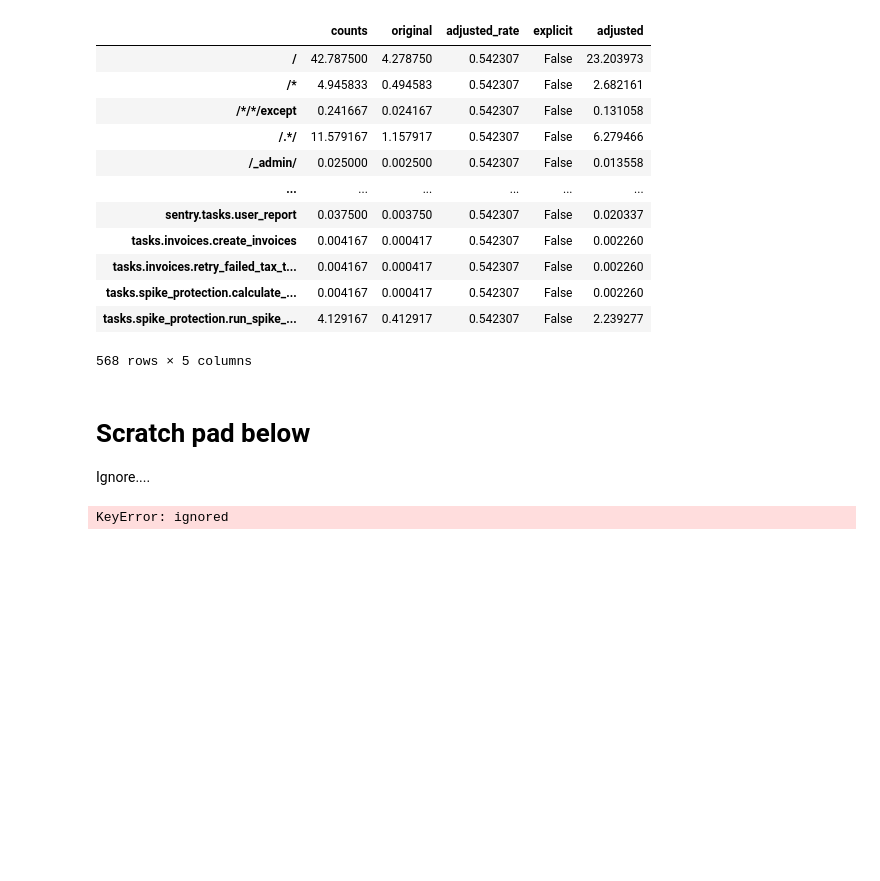
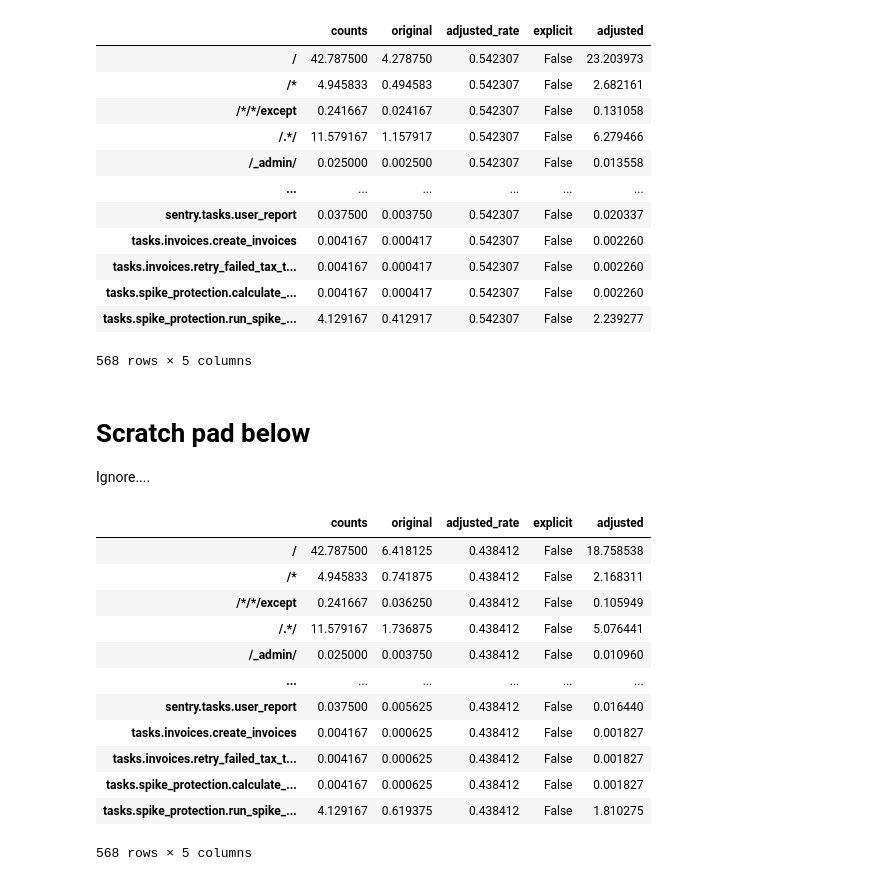
Before and after one commit to RaduW/volume-rebalance, a Jupyter notebook: volume_rebalancing.ipynb, the cells around one changed output. Drawn from its saved outputs; the diff is of its cells as text; code cells hidden in the pictures; blank space fills up the shorter version.

```diff
--- a/volume_rebalancing.ipynb
+++ b/volume_rebalancing.ipynb
@@ -298,34 +298,46 @@ cnts = np.array(cnts_array)
 ideal_rate = np.average(cnts) * global_rate
 cnts_min = cnts.min()
 cnts_max = cnts.max()
 
 total = cnts.sum()
 num_classes = len(cnts)
 
 labels = [ x[0] for x in transactions]
 
 sampled_counts = cnts * global_rate
 
 
 original_df = pd.DataFrame(data ={"counts": cnts, "original": sampled_counts}, index = labels)
 
 explicit_transactions= transactions[:items_low]+transactions[-items_high:]
 
 #adjusted = adjust_sample_rate_old(transactions, global_rate)
 adjusted, implicit_rate = adjust_sample_rate(classes=explicit_transactions, rate=global_rate, total_num_classes=num_classes, total=total)
 adjusted_df = pd.DataFrame.from_dict(data = adjusted, orient="index", columns=["adjusted_rate"] )
 
 # now calculate the adjusted count
 df = original_df.join(adjusted_df, how="outer")
 
-df["explicit"] = df["adjusted_rate"]
-
 # keep count of the explicit rates
-df["explicit"]= ~df['adjusted'].isna()
+df["explicit"]= ~df['adjusted_rate'].isna()
 
 # set the adjusted rates for the implicit values
 df["adjusted_rate"] = df["adjusted_rate"].fillna(implicit_rate)
 
 df["adjusted"] = df["counts"]* df["adjusted_rate"]
+
+df
 # %% [output]
+|  | counts | original | adjusted_rate | explicit | adjusted |
+| / | 42.787500 | 6.418125 | 0.438412 | False | 18.758538 |
+| /* | 4.945833 | 0.741875 | 0.438412 | False | 2.168311 |
+| /*/*/except | 0.241667 | 0.036250 | 0.438412 | False | 0.105949 |
+| /.*/ | 11.579167 | 1.736875 | 0.438412 | False | 5.076441 |
+| /_admin/ | 0.025000 | 0.003750 | 0.438412 | False | 0.010960 |
+| ... | ... | ... | ... | ... | ... |
+| sentry.tasks.user_report | 0.037500 | 0.005625 | 0.438412 | False | 0.016440 |
+| tasks.invoices.create_invoices | 0.004167 | 0.000625 | 0.438412 | False | 0.001827 |
+| tasks.invoices.retry_failed_tax_t... | 0.004167 | 0.000625 | 0.438412 | False | 0.001827 |
+| tasks.spike_protection.calculate_... | 0.004167 | 0.000625 | 0.438412 | False | 0.001827 |
+| tasks.spike_protection.run_spike_... | 4.129167 | 0.619375 | 0.438412 | False | 1.810275 |
-KeyError: ignored
+568 rows × 5 columns
```
Also changed, not shown: parts of 2 cells of this notebook.
